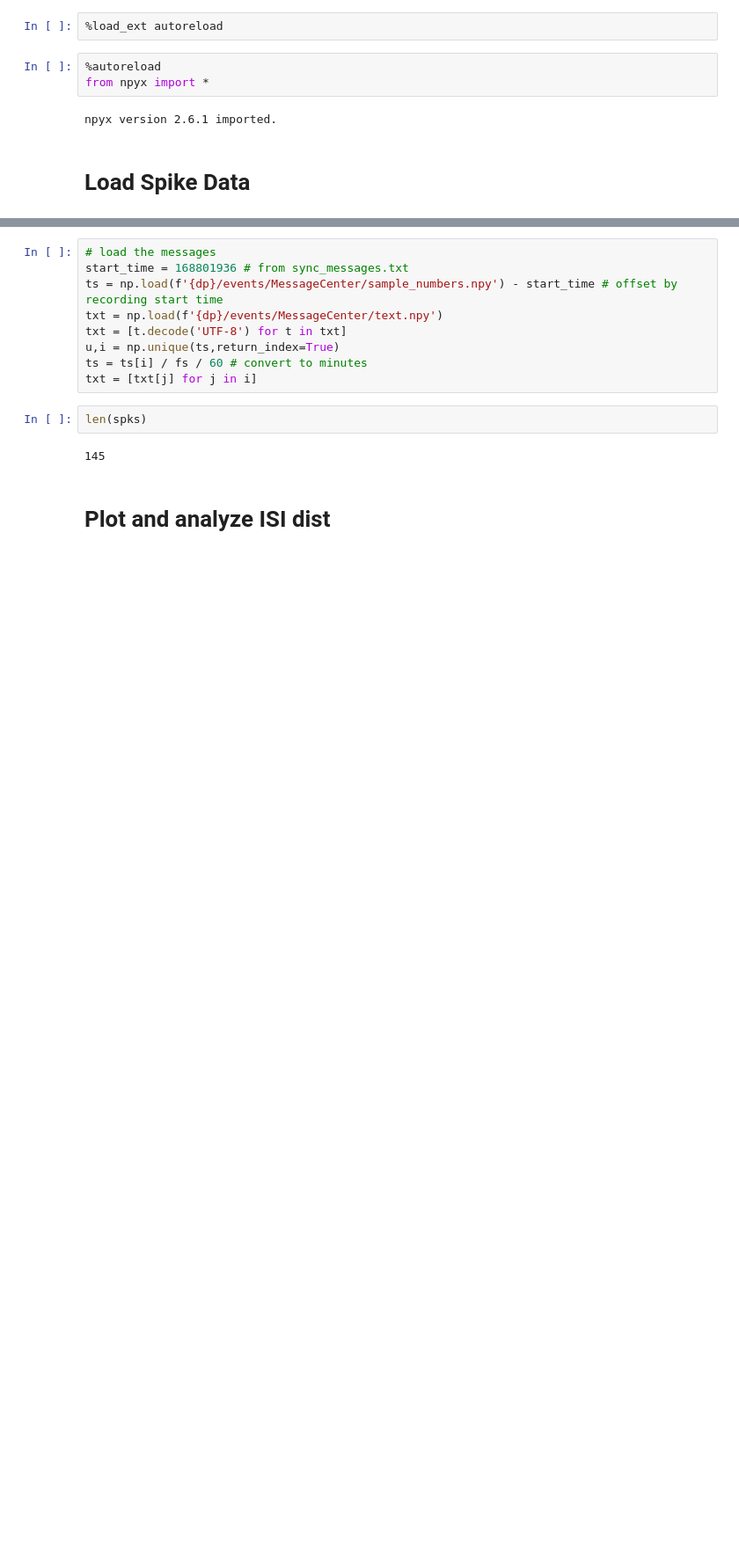
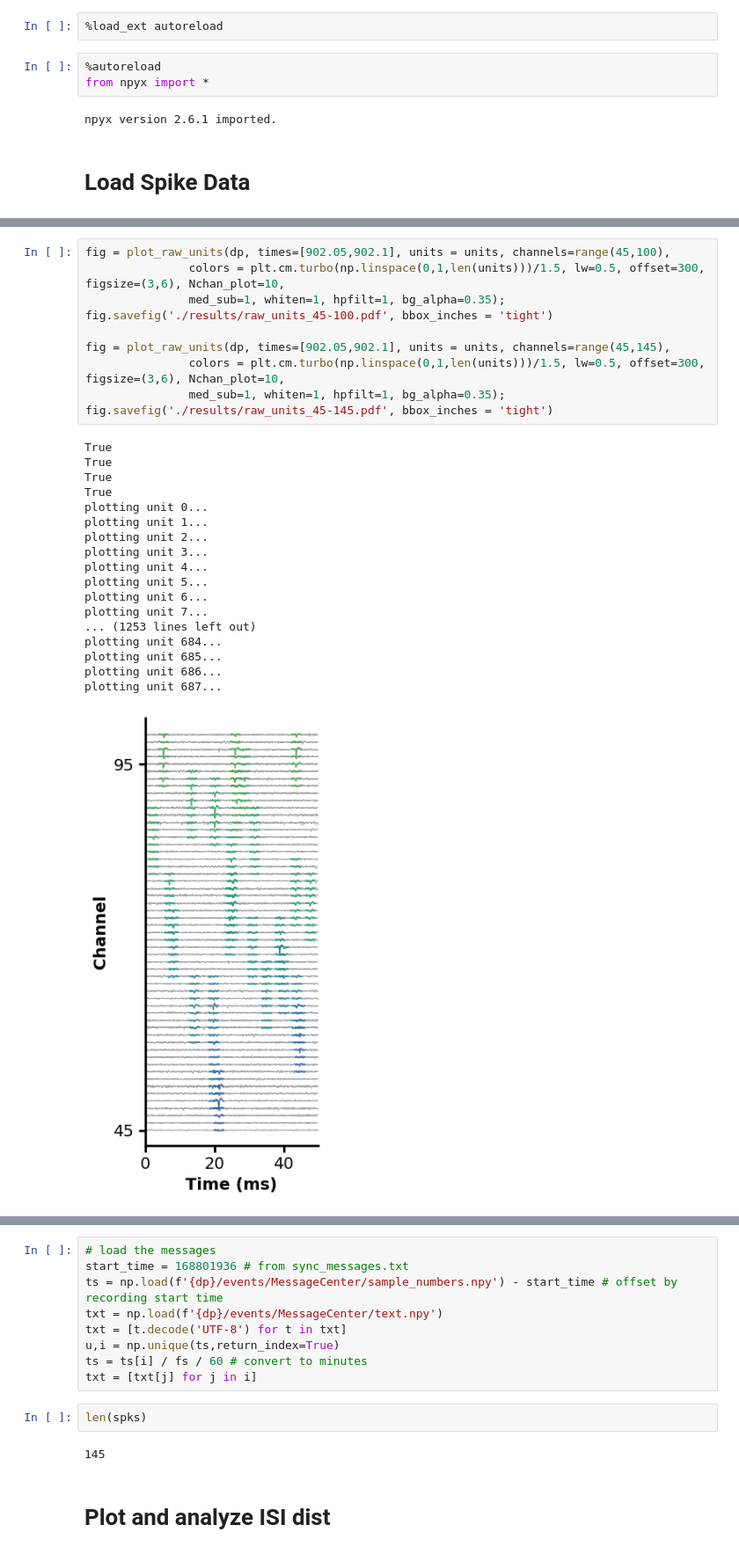
Before and after one commit to chris-angeloni/mpfc-pilot, a Jupyter notebook: spike_analysis.ipynb, the cells around one changed output, grey strips where cells are left out. Shown at 88% size. Cells and saved outputs as stored; diff of their text form; blank space fills up the shorter version.

```diff
--- a/spike_analysis.ipynb
+++ b/spike_analysis.ipynb
@@ -79,0 +80,29 @@ plotting unit 954...
+# %%
+fig = plot_raw_units(dp, times=[902.05,902.1], units = units, channels=range(45,100),
+               colors = plt.cm.turbo(np.linspace(0,1,len(units)))/1.5, lw=0.5, offset=300, figsize=(3,6), Nchan_plot=10,
+               med_sub=1, whiten=1, hpfilt=1, bg_alpha=0.35);
+fig.savefig('./results/raw_units_45-100.pdf', bbox_inches = 'tight')
+
+fig = plot_raw_units(dp, times=[902.05,902.1], units = units, channels=range(45,145),
+               colors = plt.cm.turbo(np.linspace(0,1,len(units)))/1.5, lw=0.5, offset=300, figsize=(3,6), Nchan_plot=10,
+               med_sub=1, whiten=1, hpfilt=1, bg_alpha=0.35);
+fig.savefig('./results/raw_units_45-145.pdf', bbox_inches = 'tight')
+# %% [output]
+True
+True
+True
+True
+plotting unit 0...
+plotting unit 1...
+plotting unit 2...
+plotting unit 3...
+plotting unit 4...
+plotting unit 5...
+plotting unit 6...
+plotting unit 7...
+... (1253 lines left out)
+plotting unit 684...
+plotting unit 685...
+plotting unit 686...
+plotting unit 687...
+[figure, added]
```
Also changed, not shown: parts of 10 cells of this notebook, 3 other files.
